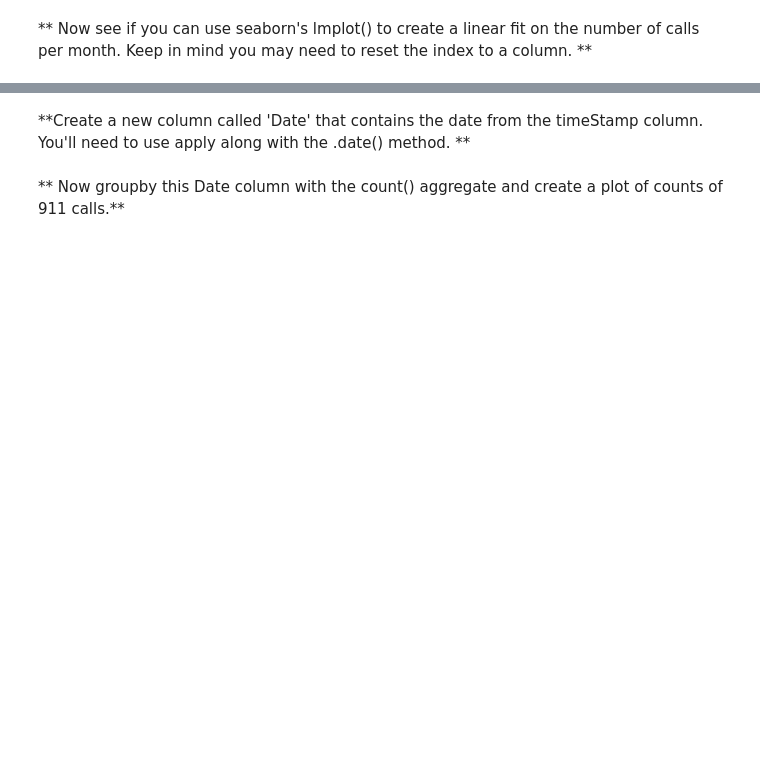
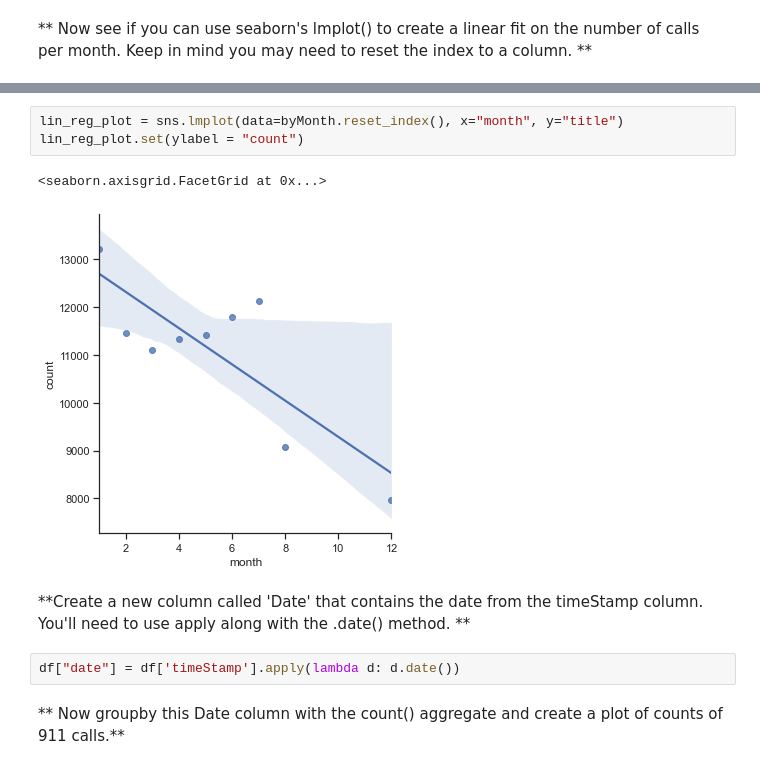
Before and after one commit to FriasSantiago/911-Calls-Data-Capstone-Project, a Jupyter notebook: 911 Calls Data Capstone Project.ipynb, the cells around one changed output, grey strips where cells are left out. Drawn from its saved outputs; the diff is of its cells as text; blank space fills up the shorter version.

```diff
--- a/911 Calls Data Capstone Project.ipynb
+++ b/911 Calls Data Capstone Project.ipynb
@@ -199,4 +200,12 @@ _____
+# %%
+lin_reg_plot = sns.lmplot(data=byMonth.reset_index(), x="month", y="title")
+lin_reg_plot.set(ylabel = "count")
+# %% [output]
+<seaborn.axisgrid.FacetGrid at 0x...>
+[figure, added]
 # %% [markdown]
 **Create a new column called 'Date' that contains the date from the timeStamp column. You'll need to use apply along with the .date() method. **
+# %%
+df["date"] = df['timeStamp'].apply(lambda d: d.date())
 # %% [markdown]
 ** Now groupby this Date column with the count() aggregate and create a plot of counts of 911 calls.**
```
Also changed, not shown: parts of 31 cells of this notebook.
